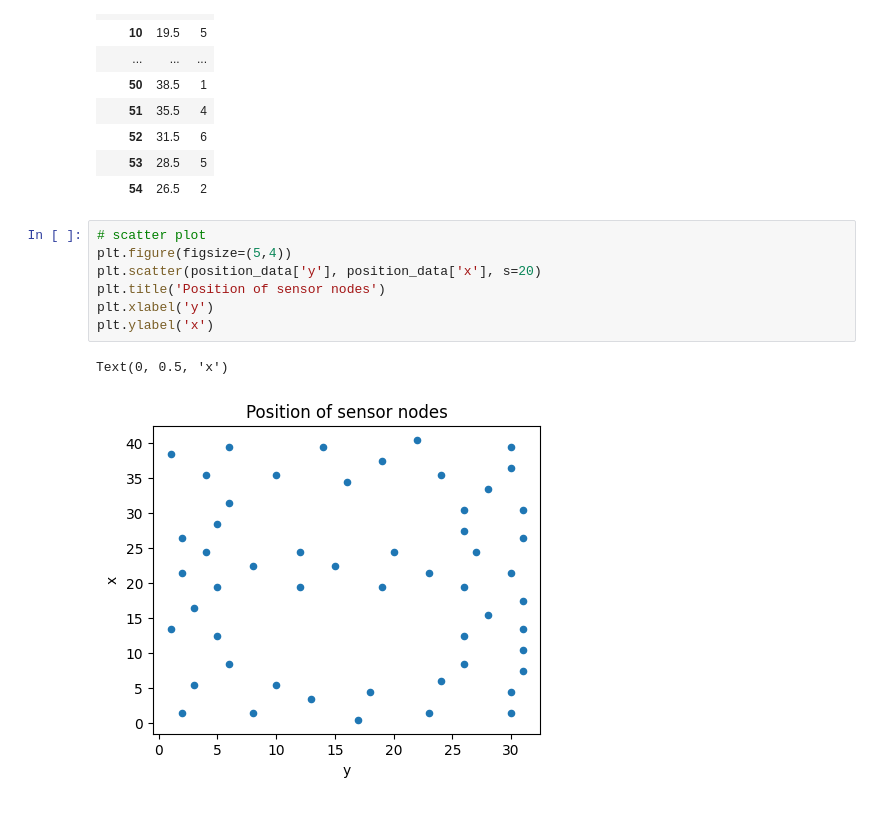
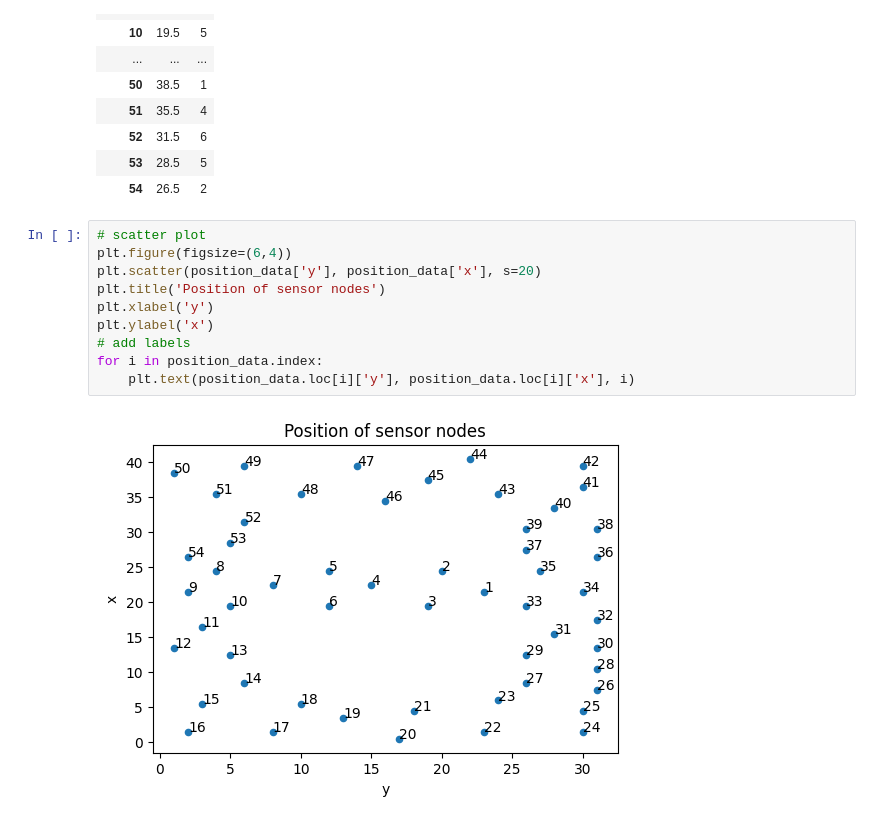
Before and after one commit to siji2022/CS6604_LoG_project, a Jupyter notebook: position_analysis.ipynb, the cells around one changed output. Cells and saved outputs as stored; diff of their text form.

```diff
--- a/position_analysis.ipynb
+++ b/position_analysis.ipynb
@@ -34,11 +34,13 @@ position_data
 | 54 | 26.5 | 2 |
 # %%
 # scatter plot
-plt.figure(figsize=(5,4))
+plt.figure(figsize=(6,4))
 plt.scatter(position_data['y'], position_data['x'], s=20)
 plt.title('Position of sensor nodes')
 plt.xlabel('y')
 plt.ylabel('x')
+# add labels
+for i in position_data.index:
+    plt.text(position_data.loc[i]['y'], position_data.loc[i]['x'], i)
 # %% [output]
-Text(0, 0.5, 'x')
-[figure, old version]
+[figure, new version]
```
Also changed, not shown: 1 other file.
